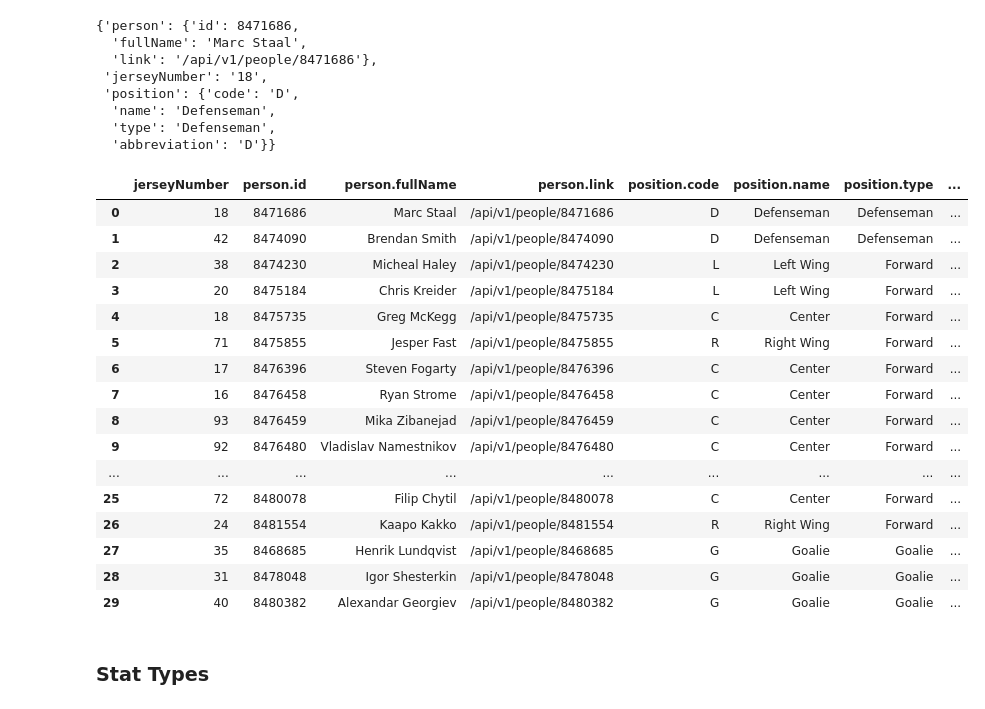
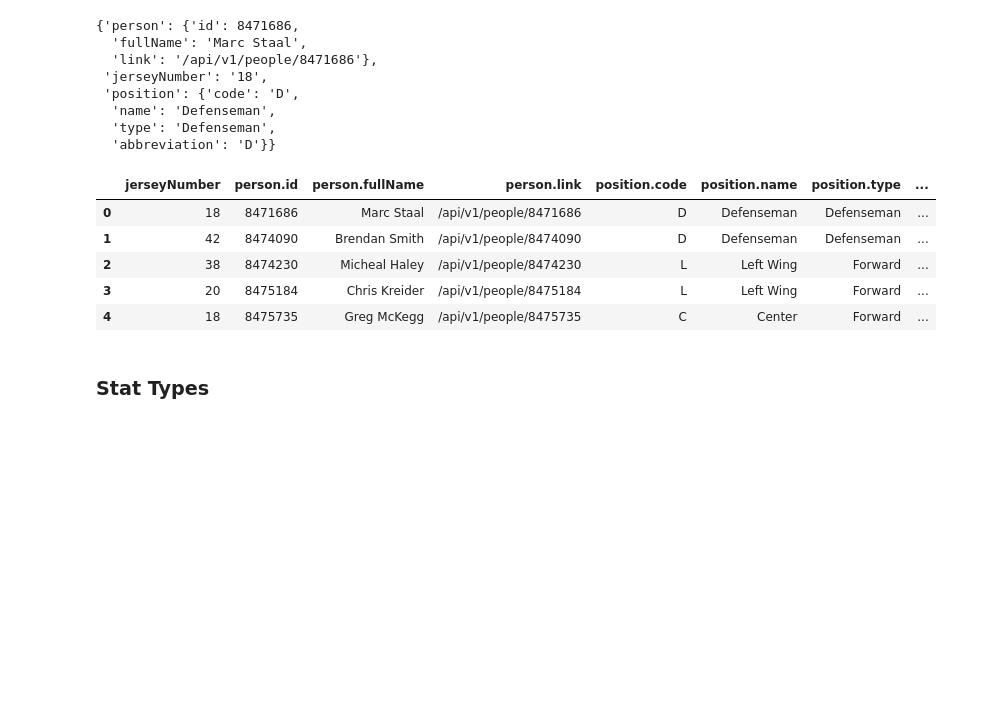
Before and after one commit to nickpaul7/python_api_notebooks, a Jupyter notebook: python_nhl_api.ipynb, the cells around one changed output. Cells and saved outputs as stored; diff of their text form; code cells hidden in the pictures; blank space fills up the shorter version.

```diff
--- a/python_nhl_api.ipynb
+++ b/python_nhl_api.ipynb
@@ -374,25 +346,14 @@ rangers_roster_content[0]
 # %%
 # convert the roster to a dataframe
 df_rangers_roster = pd.json_normalize(rangers_roster_content).astype(str)
-df_rangers_roster
+df_rangers_roster.head()
 # %% [output]
 |  | jerseyNumber | person.id | person.fullName | person.link | position.code | position.name | position.type | ... |
 | 0 | 18 | 8471686 | Marc Staal | /api/v1/people/8471686 | D | Defenseman | Defenseman | ... |
 | 1 | 42 | 8474090 | Brendan Smith | /api/v1/people/8474090 | D | Defenseman | Defenseman | ... |
 | 2 | 38 | 8474230 | Micheal Haley | /api/v1/people/8474230 | L | Left Wing | Forward | ... |
 | 3 | 20 | 8475184 | Chris Kreider | /api/v1/people/8475184 | L | Left Wing | Forward | ... |
 | 4 | 18 | 8475735 | Greg McKegg | /api/v1/people/8475735 | C | Center | Forward | ... |
-| 5 | 71 | 8475855 | Jesper Fast | /api/v1/people/8475855 | R | Right Wing | Forward | ... |
-| 6 | 17 | 8476396 | Steven Fogarty | /api/v1/people/8476396 | C | Center | Forward | ... |
-| 7 | 16 | 8476458 | Ryan Strome | /api/v1/people/8476458 | C | Center | Forward | ... |
-| 8 | 93 | 8476459 | Mika Zibanejad | /api/v1/people/8476459 | C | Center | Forward | ... |
-| 9 | 92 | 8476480 | Vladislav Namestnikov | /api/v1/people/8476480 | C | Center | Forward | ... |
-| ... | ... | ... | ... | ... | ... | ... | ... | ... |
-| 25 | 72 | 8480078 | Filip Chytil | /api/v1/people/8480078 | C | Center | Forward | ... |
-| 26 | 24 | 8481554 | Kaapo Kakko | /api/v1/people/8481554 | R | Right Wing | Forward | ... |
-| 27 | 35 | 8468685 | Henrik Lundqvist | /api/v1/people/8468685 | G | Goalie | Goalie | ... |
-| 28 | 31 | 8478048 | Igor Shesterkin | /api/v1/people/8478048 | G | Goalie | Goalie | ... |
-| 29 | 40 | 8480382 | Alexandar Georgiev | /api/v1/people/8480382 | G | Goalie | Goalie | ... |
 # %% [markdown]
 ### Stat Types
 # %%
```
Also changed, not shown: parts of 7 cells of this notebook.
